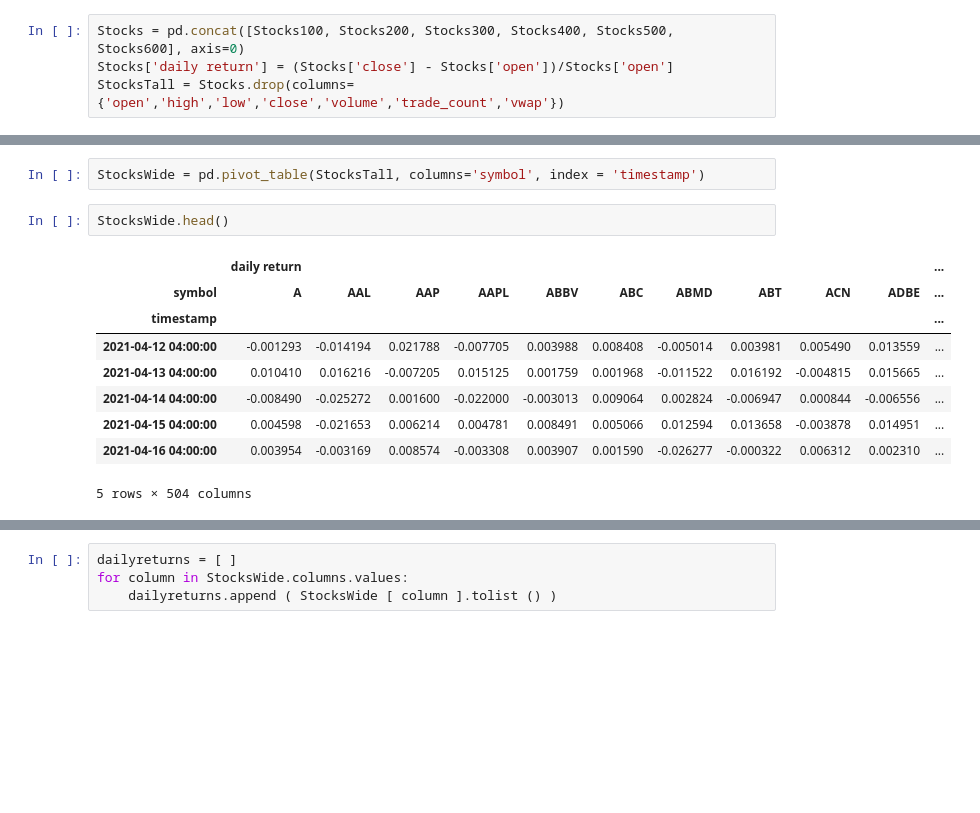
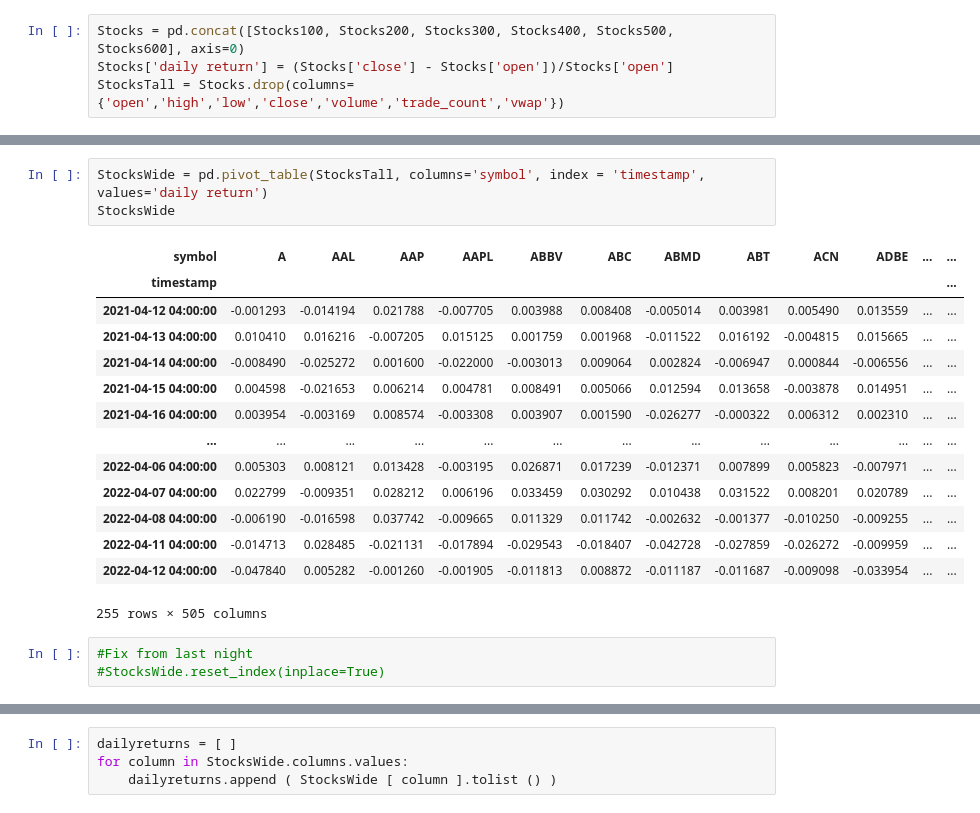
Before and after one commit to Analitico-771/machine_learning_index_prediction, a Jupyter notebook: sp500.ipynb, the cells around one changed output, grey strips where cells are left out. Saved outputs shown, nothing was run; the diff lists cells and outputs as text; blank space fills up the shorter version.

Commit message:
apply fix post pivot table

```diff
--- a/sp500.ipynb
+++ b/sp500.ipynb
@@ -188,14 +188,21 @@ StocksTall
 # %%
-StocksWide = pd.pivot_table(StocksTall, columns='symbol', index = 'timestamp')
+StocksWide = pd.pivot_table(StocksTall, columns='symbol', index = 'timestamp', values='daily return')
+StocksWide
+# %% [output]
+| symbol | A | AAL | AAP | AAPL | ABBV | ABC | ABMD | ABT | ACN | ADBE | ... | ... |
+| timestamp |  |  |  |  |  |  |  |  |  |  |  | ... |
+| 2021-04-12 04:00:00 | -0.001293 | -0.014194 | 0.021788 | -0.007705 | 0.003988 | 0.008408 | -0.005014 | 0.003981 | 0.005490 | 0.013559 | ... | ... |
+| 2021-04-13 04:00:00 | 0.010410 | 0.016216 | -0.007205 | 0.015125 | 0.001759 | 0.001968 | -0.011522 | 0.016192 | -0.004815 | 0.015665 | ... | ... |
+| 2021-04-14 04:00:00 | -0.008490 | -0.025272 | 0.001600 | -0.022000 | -0.003013 | 0.009064 | 0.002824 | -0.006947 | 0.000844 | -0.006556 | ... | ... |
+| 2021-04-15 04:00:00 | 0.004598 | -0.021653 | 0.006214 | 0.004781 | 0.008491 | 0.005066 | 0.012594 | 0.013658 | -0.003878 | 0.014951 | ... | ... |
+| 2021-04-16 04:00:00 | 0.003954 | -0.003169 | 0.008574 | -0.003308 | 0.003907 | 0.001590 | -0.026277 | -0.000322 | 0.006312 | 0.002310 | ... | ... |
+| ... | ... | ... | ... | ... | ... | ... | ... | ... | ... | ... | ... | ... |
+| 2022-04-06 04:00:00 | 0.005303 | 0.008121 | 0.013428 | -0.003195 | 0.026871 | 0.017239 | -0.012371 | 0.007899 | 0.005823 | -0.007971 | ... | ... |
+| 2022-04-07 04:00:00 | 0.022799 | -0.009351 | 0.028212 | 0.006196 | 0.033459 | 0.030292 | 0.010438 | 0.031522 | 0.008201 | 0.020789 | ... | ... |
+| 2022-04-08 04:00:00 | -0.006190 | -0.016598 | 0.037742 | -0.009665 | 0.011329 | 0.011742 | -0.002632 | -0.001377 | -0.010250 | -0.009255 | ... | ... |
+| 2022-04-11 04:00:00 | -0.014713 | 0.028485 | -0.021131 | -0.017894 | -0.029543 | -0.018407 | -0.042728 | -0.027859 | -0.026272 | -0.009959 | ... | ... |
+| 2022-04-12 04:00:00 | -0.047840 | 0.005282 | -0.001260 | -0.001905 | -0.011813 | 0.008872 | -0.011187 | -0.011687 | -0.009098 | -0.033954 | ... | ... |
+255 rows × 505 columns
-# %%
-StocksWide.head()
-# %% [output]
-|  | daily return |  |  |  |  |  |  |  |  |  | ... |
-| symbol | A | AAL | AAP | AAPL | ABBV | ABC | ABMD | ABT | ACN | ADBE | ... |
-| timestamp |  |  |  |  |  |  |  |  |  |  | ... |
-| 2021-04-12 04:00:00 | -0.001293 | -0.014194 | 0.021788 | -0.007705 | 0.003988 | 0.008408 | -0.005014 | 0.003981 | 0.005490 | 0.013559 | ... |
-| 2021-04-13 04:00:00 | 0.010410 | 0.016216 | -0.007205 | 0.015125 | 0.001759 | 0.001968 | -0.011522 | 0.016192 | -0.004815 | 0.015665 | ... |
-| 2021-04-14 04:00:00 | -0.008490 | -0.025272 | 0.001600 | -0.022000 | -0.003013 | 0.009064 | 0.002824 | -0.006947 | 0.000844 | -0.006556 | ... |
-| 2021-04-15 04:00:00 | 0.004598 | -0.021653 | 0.006214 | 0.004781 | 0.008491 | 0.005066 | 0.012594 | 0.013658 | -0.003878 | 0.014951 | ... |
-| 2021-04-16 04:00:00 | 0.003954 | -0.003169 | 0.008574 | -0.003308 | 0.003907 | 0.001590 | -0.026277 | -0.000322 | 0.006312 | 0.002310 | ... |
-5 rows × 504 columns
+# %%
+#Fix from last night
+#StocksWide.reset_index(inplace=True)
```
Also changed, not shown: parts of 2 cells of this notebook.
